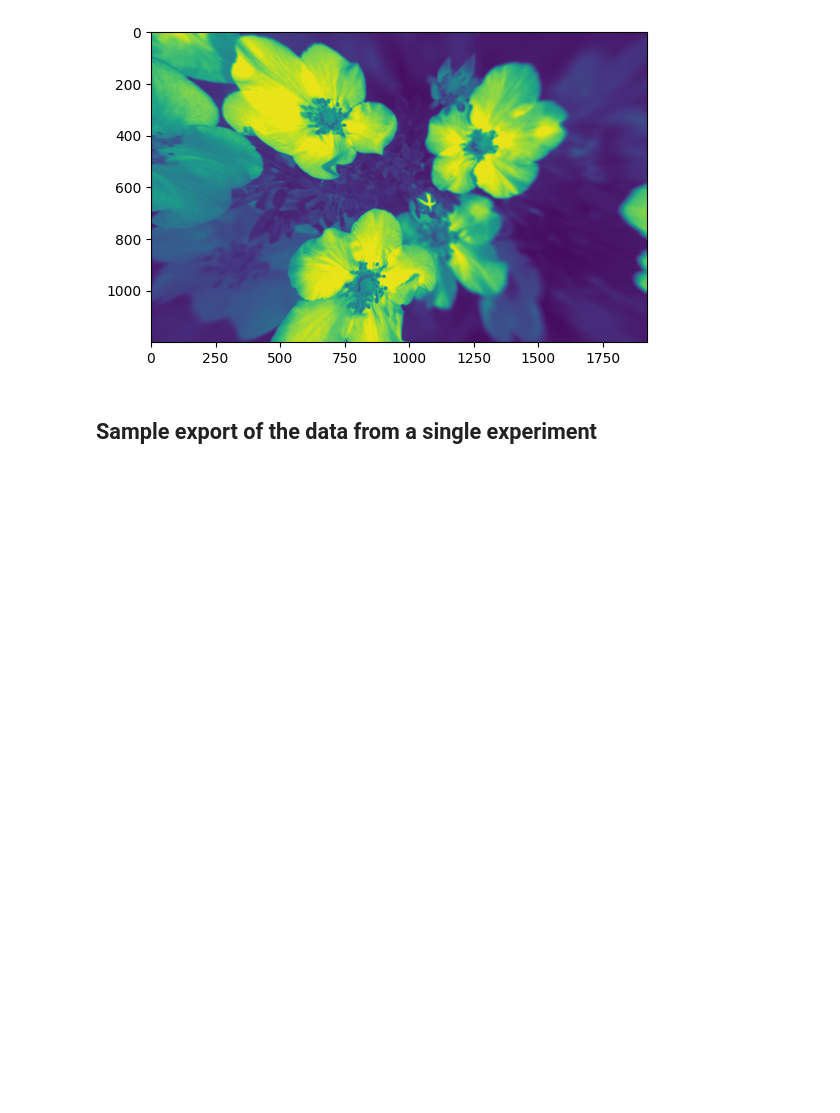
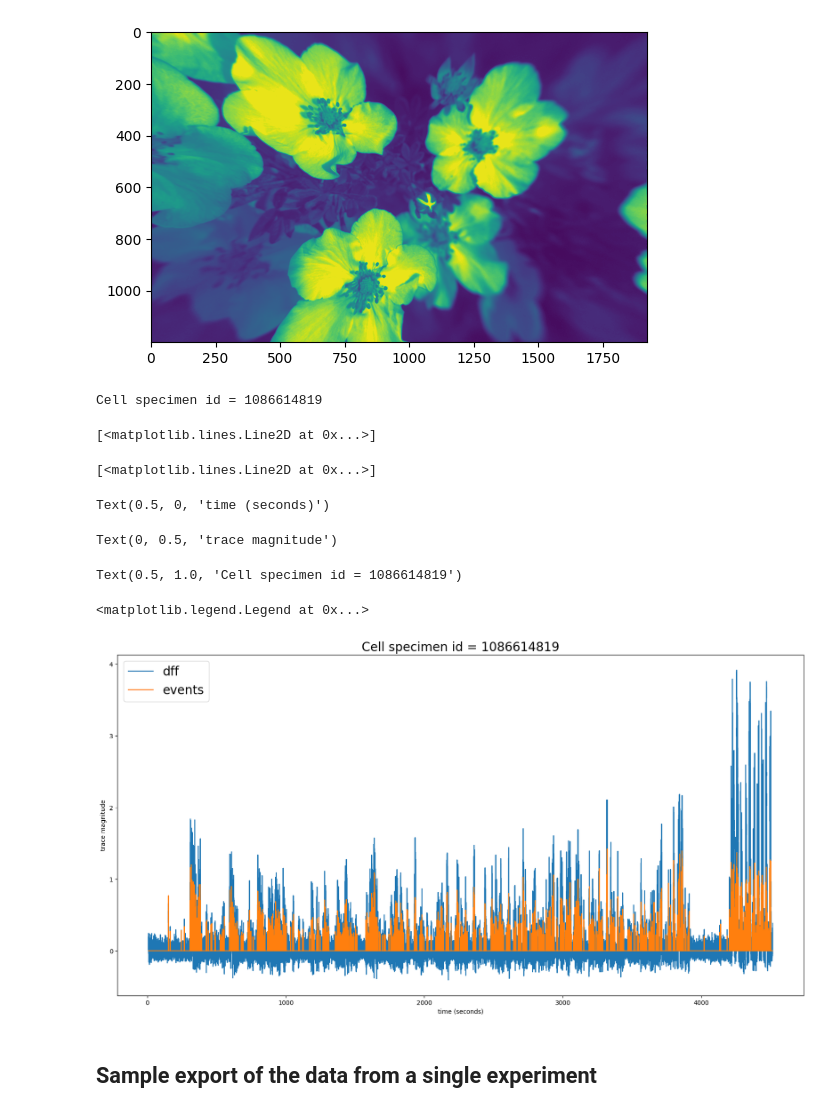
Before and after one commit to schewskone/allen-exporter, a Jupyter notebook: allensdk_test.ipynb, the cells around one changed output. Cells and saved outputs as stored; diff of their text form; code cells hidden in the pictures; blank space fills up the shorter version.

```diff
--- a/allensdk_test.ipynb
+++ b/allensdk_test.ipynb
@@ -197,6 +239,31 @@ print(stimulus_templates.iloc[0]["warped"].shape)
 <matplotlib.image.AxesImage at 0x...>
 (1200, 1920)
 [figure]
+# %%
+# plotting a timeseries of the event and dff traces for a single cell (copied from the official tutorial from allen)
+cell_specimen_ids = experiment.cell_specimen_table.index.values # a list of all cell ids
+cell_specimen_id = cell_specimen_ids[5] # let's pick 6th cell
+print('Cell specimen id = {}'.format(cell_specimen_id)) # print id
+# %% [output]
+Cell specimen id = 1086614819
+# %%
+# plot dff and events traces overlaid from the cell selected above
+fig, ax = plt.subplots(1,1, figsize = (20,10))
+ax.plot(experiment.ophys_timestamps, experiment.dff_traces.loc[cell_specimen_id, 'dff'])
+ax.plot(experiment.ophys_timestamps, experiment.events.loc[cell_specimen_id, 'events'])
+ax.set_xlabel('time (seconds)')
+ax.set_ylabel('trace magnitude')
+ax.set_title('Cell specimen id = {}'.format(cell_specimen_id), fontsize = 20)
+ax.legend(['dff', 'events'], fontsize = 20)
+plt.show()
+# %% [output]
+[<matplotlib.lines.Line2D at 0x...>]
+[<matplotlib.lines.Line2D at 0x...>]
+Text(0.5, 0, 'time (seconds)')
+Text(0, 0.5, 'trace magnitude')
+Text(0.5, 1.0, 'Cell specimen id = 1086614819')
+<matplotlib.legend.Legend at 0x...>
+[figure, added]
 # %% [markdown]
 ## Sample export of the data from a single experiment
 # %%
```
Also changed, not shown: parts of 11 cells of this notebook, 2 other files.
